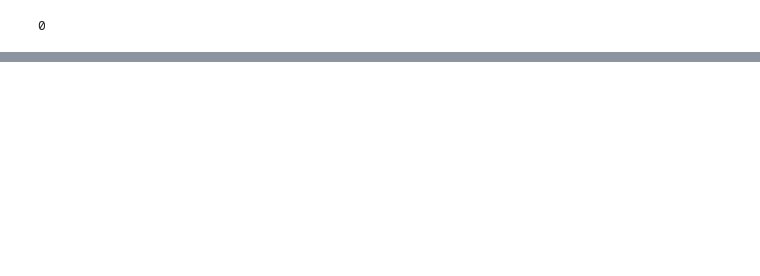
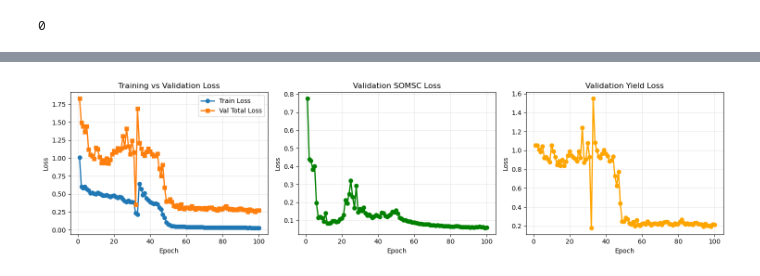
Before and after one commit to dwij2212/kgml-daycent, a Jupyter notebook: lib/train.ipynb, the cells around one changed output, grey strips where cells are left out. Saved outputs shown, nothing was run; the diff lists cells and outputs as text; code cells hidden in the pictures; blank space fills up the shorter version.

Commit message:
modified training + testing code

```diff
--- a/lib/train.ipynb
+++ b/lib/train.ipynb
@@ -183,7 +147,7 @@ val_total_losses = []
 for epoch in range(EPOCHS):
     model.train()
     total_loss = 0.0
-    for batch in loader:
+    for batch in train_loader:
         # move to device
         batch = {k: v.to(DEVICE) if isinstance(v, torch.Tensor) else v for k, v in batch.items()}
 
@@ -203,7 +167,7 @@ for epoch in range(EPOCHS):
         yield_loss = ((out["yield_pred"] - yield_target)**2 * yield_mask).sum() / yield_mask.sum()
 
         # --- total loss ---
-        alpha = 1e-2  # weight for SOMSC loss
+        alpha = 1.0  # weight for SOMSC loss
         beta = 1.0   # weight for Yield loss
         loss = alpha*somsc_loss + beta*yield_loss
         loss.backward()
@@ -228,8 +192,17 @@ for epoch in range(EPOCHS):
     val_yield_losses.append(yield_loss_val)
     val_total_losses.append(somsc_loss_val + yield_loss_val)
 
-    # Optional scheduler step
+    run.log({
+        "epoch": epoch + 1,
+        "train_loss": total_loss,
+        "val_somsc_loss": somsc_loss_val,
+        "val_yield_loss": yield_loss_val,
+        "val_total_loss": somsc_loss_val + yield_loss_val,
+        "learning_rate": optimizer.param_groups[0]['lr'],
+    })
+
     scheduler.step(total_loss)
+
 
 # ----------------------
 # Plot losses
@@ -287,0 +261 @@ Epoch 49/100 - Loss: 1160.3704
+[figure, added]
```
Also changed, not shown: parts of 15 cells of this notebook, 2 other files.
